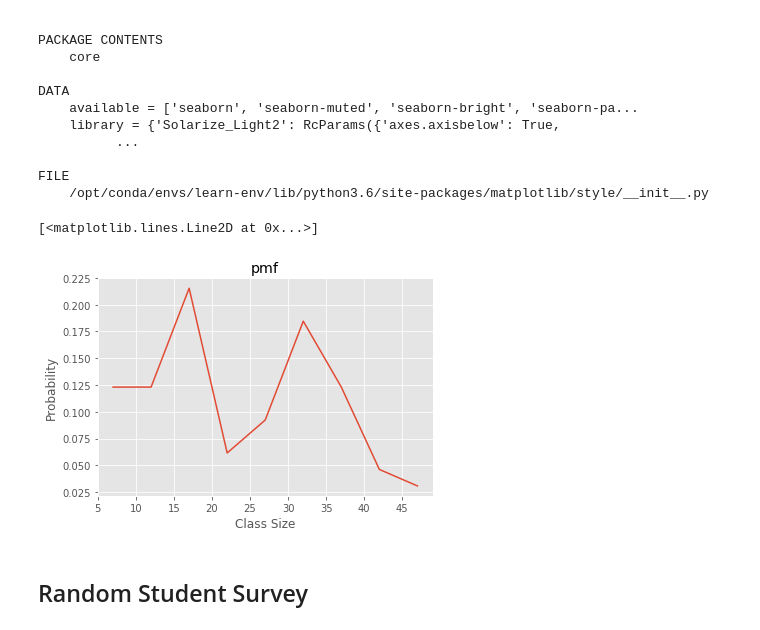
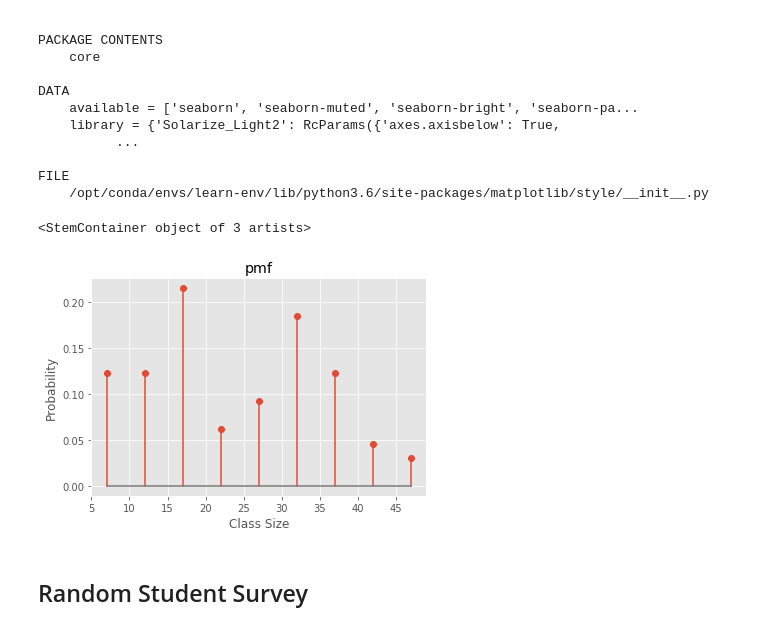
Before and after one commit to AR3441/dsc-1-09-07-the-probability-mass-function-lab-nyc-ds-career-031119, a Jupyter notebook: index.ipynb, the cells around one changed output. Drawn from its saved outputs; the diff is of its cells as text; code cells hidden in the pictures.

```diff
--- a/index.ipynb
+++ b/index.ipynb
@@ -127,14 +127,14 @@ FILE
 # %%
 import matplotlib.pyplot as plt
 plt.figure
 plt.style.use('ggplot')
 plt.xlabel('Class Size')
 plt.ylabel('Probability')
 plt.title('pmf')
-plt.plot(sizes, pmf)
+plt.stem(sizes, pmf)
 # %% [output]
-[<matplotlib.lines.Line2D at 0x...>]
+<StemContainer object of 3 artists>
-[figure, old version]
+[figure, new version]
 # %% [markdown]
 ## Random Student Survey
 # %% [markdown]
```
